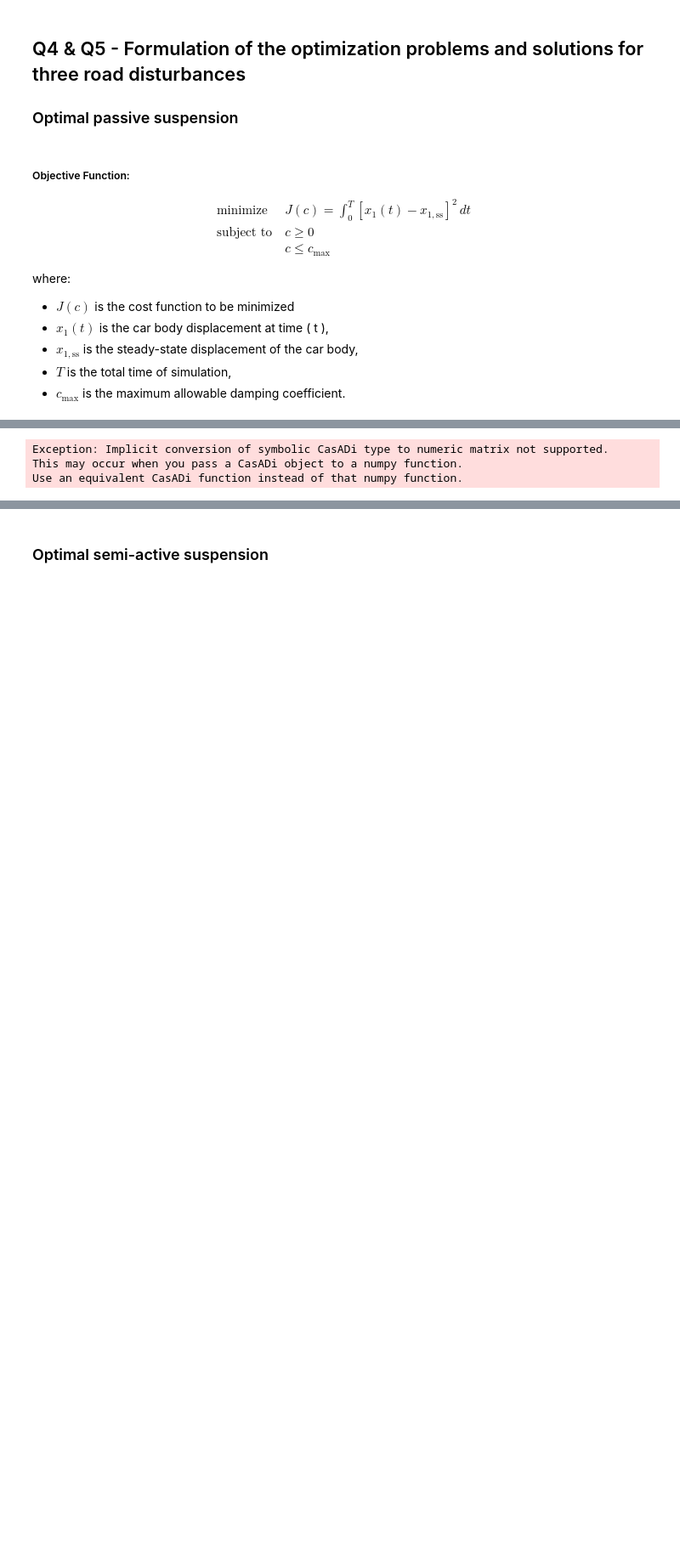
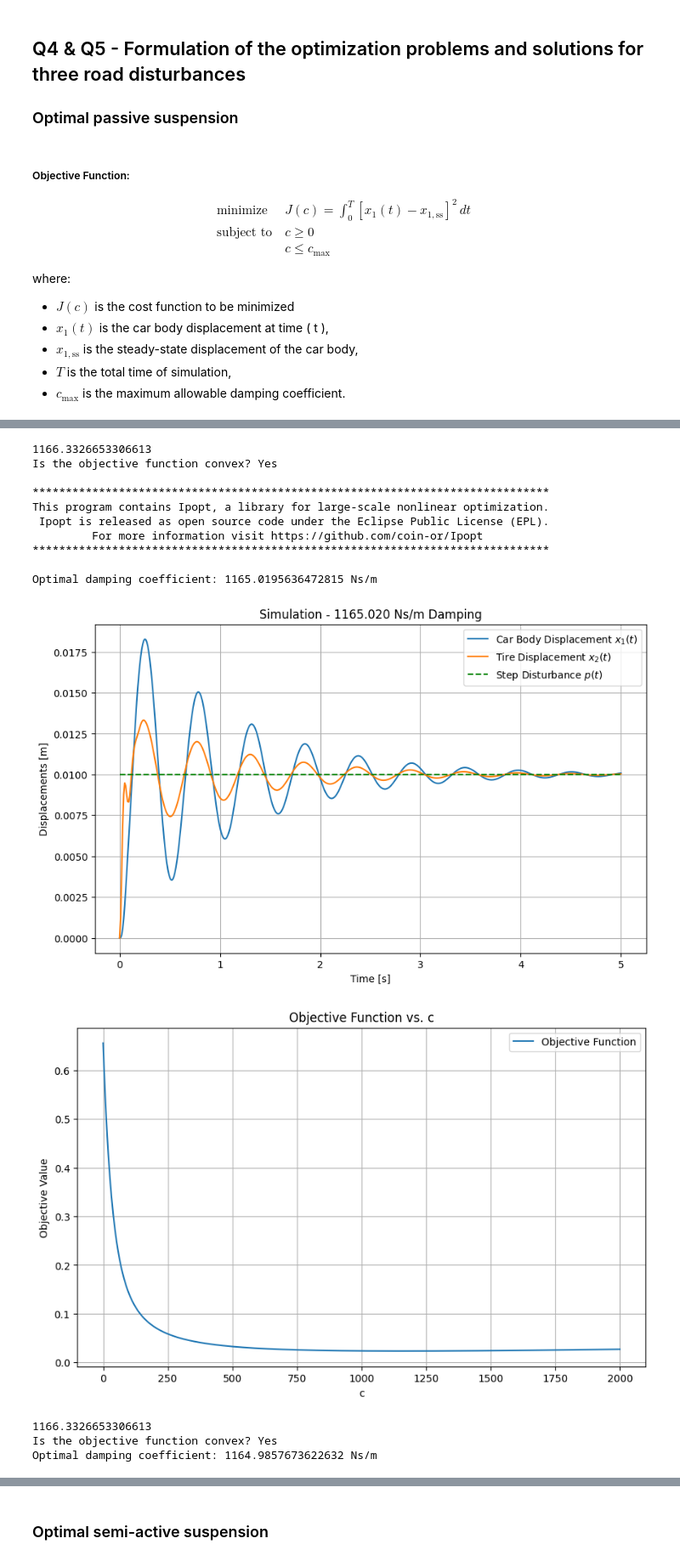
Before and after one commit to andreaalboni/Optimization-of-Mechatronic-Systems, a Jupyter notebook: Assignments/semiactive_quarter_car.ipynb, the cells around one changed output, grey strips where cells are left out. Shown at 85% size. Drawn from its saved outputs; the diff is of its cells as text; code cells hidden in the pictures; blank space fills up the shorter version.

```diff
--- a/Assignments/semiactive_quarter_car.ipynb
+++ b/Assignments/semiactive_quarter_car.ipynb
@@ -257,7 +257,8 @@ def Q4_1(step_size):
     # Solve the optimization problem
     #opti.solver('ipopt')
     opti.solver("ipopt", {"print_time":False}, {"print_level":0}) # Suppress IPOPT output
-    c_opt = opti.solve().value(c)    print(f"Optimal damping coefficient: {c_opt} Ns/m")
+    c_opt = opti.solve().value(c)
+    print(f"Optimal damping coefficient: {c_opt} Ns/m")
 
     # Simulate the system with the optimal damping coefficient
     Q2(c=c_opt, step_size=step_size)
@@ -271,4 +278,16 @@ for step_size in step_sizes:
 [figure]
-Exception: Implicit conversion of symbolic CasADi type to numeric matrix not supported.
-This may occur when you pass a CasADi object to a numpy function.
-Use an equivalent CasADi function instead of that numpy function.
+1166.3326653306613
+Is the objective function convex? Yes
+
+******************************************************************************
+This program contains Ipopt, a library for large-scale nonlinear optimization.
+ Ipopt is released as open source code under the Eclipse Public License (EPL).
+         For more information visit https://github.com/coin-or/Ipopt
+******************************************************************************
+
+Optimal damping coefficient: 1165.0195636472815 Ns/m
+[figure, added]
+[figure, added]
+1166.3326653306613
+Is the objective function convex? Yes
+Optimal damping coefficient: 1164.9857673622632 Ns/m
```
Also changed, not shown: parts of 3 cells of this notebook, 8 other files.
